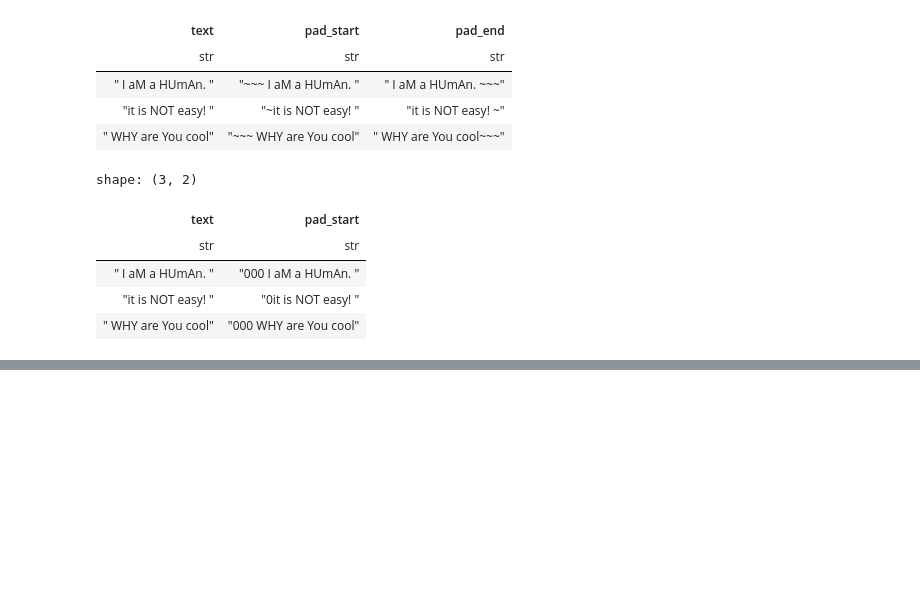
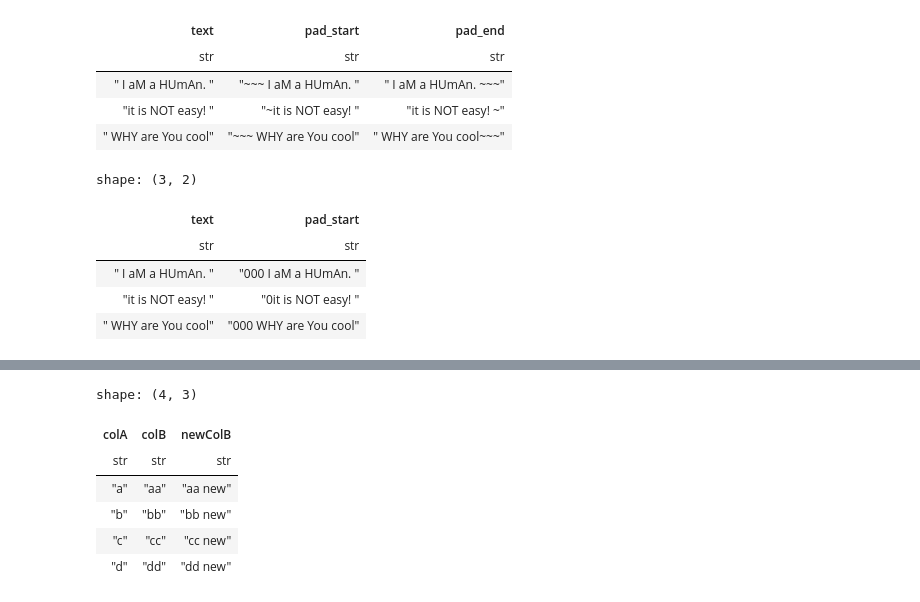
Before and after one commit to PacktPublishing/Polars-Cookbook, a Jupyter notebook: Chapter06/ch06.ipynb, the cells around one changed output, grey strips where cells are left out. Saved outputs shown, nothing was run; the diff lists cells and outputs as text; code cells hidden in the pictures; blank space fills up the shorter version.

```diff
--- a/Chapter06/ch06.ipynb
+++ b/Chapter06/ch06.ipynb
@@ -509,0 +579,13 @@ shape: (3, 2)
+# %%
+df.select(
+    pl.all(),
+    (pl.col('colB') + ' new').alias('newColB')
+)
+# %% [output]
+shape: (4, 3)
+| colA | colB | newColB |
+| str | str | str |
+| "a" | "aa" | "aa new" |
+| "b" | "bb" | "bb new" |
+| "c" | "cc" | "cc new" |
+| "d" | "dd" | "dd new" |
```
Also changed, not shown: parts of 13 cells of this notebook.
